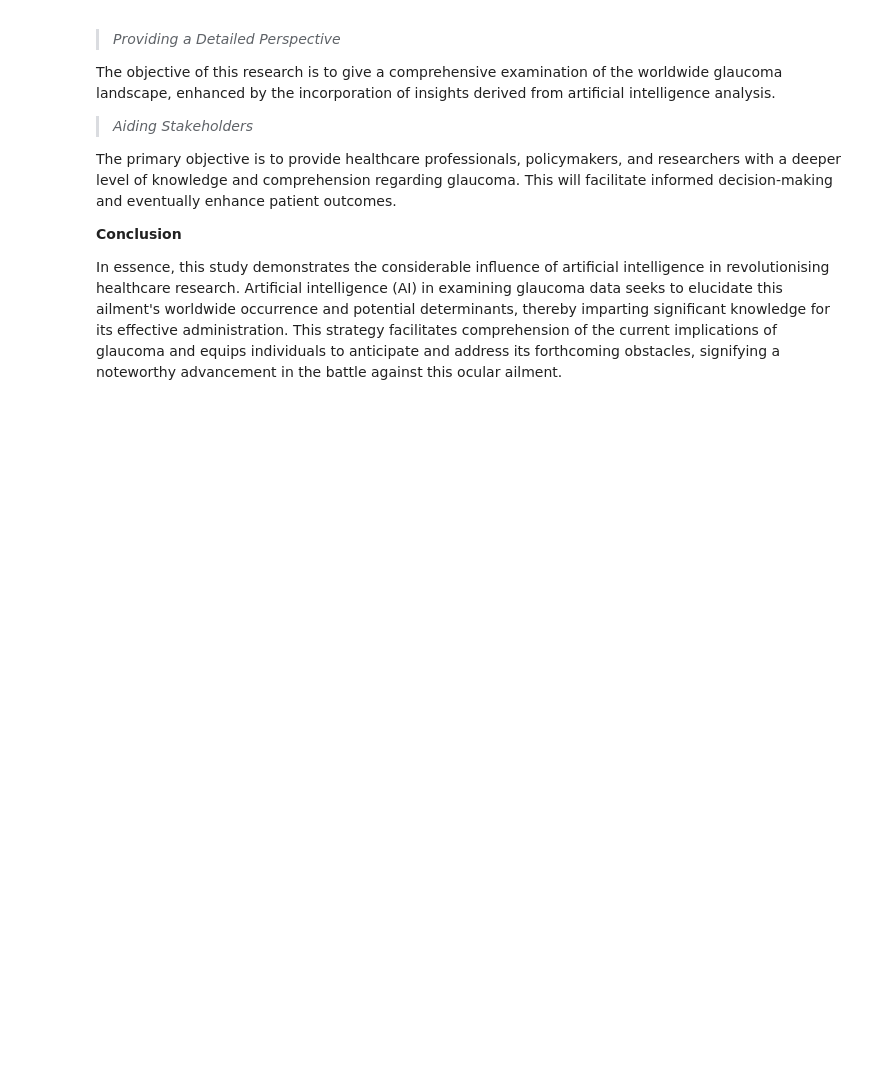
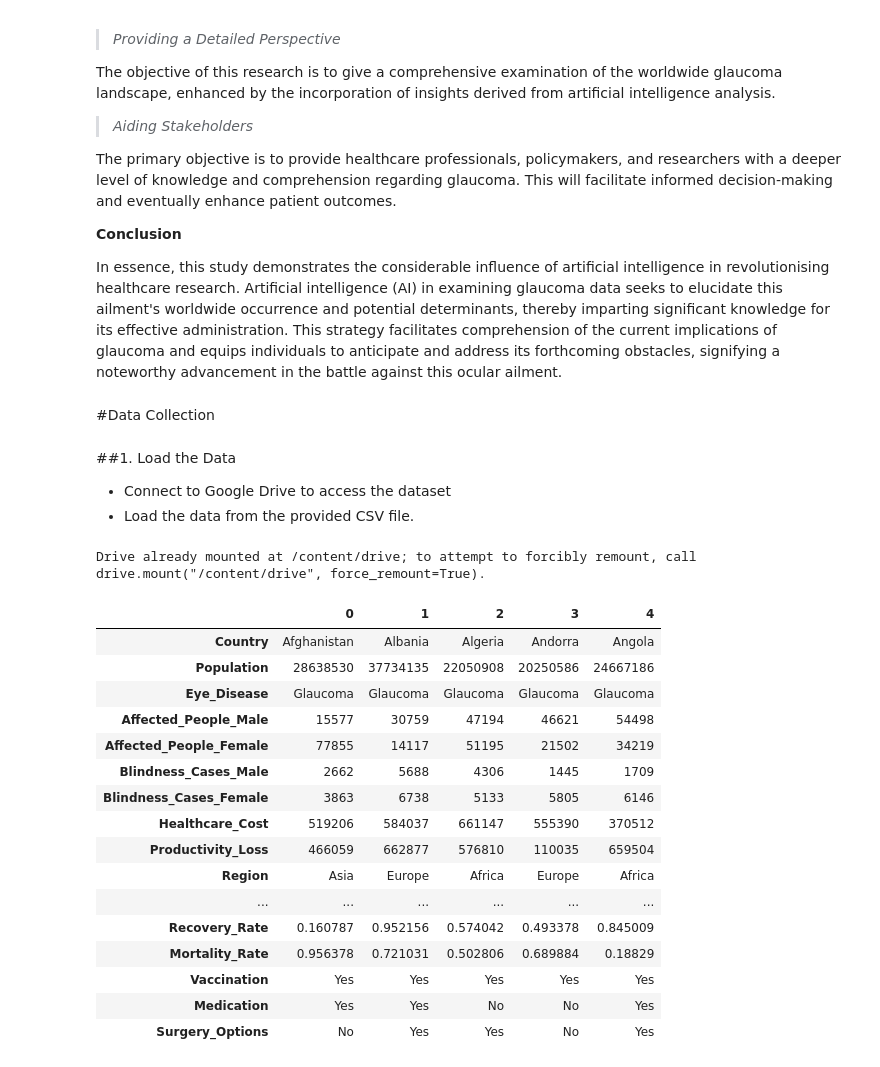
Before and after one commit to carlos-alves-one/Eye-Disease-Analysis, a Jupyter notebook: final_project_report.ipynb, the cells around one changed output. Saved outputs shown, nothing was run; the diff lists cells and outputs as text; code cells hidden in the pictures; blank space fills up the shorter version.

Commit message:
Connect to Google Drive to access the dataset

```diff
--- a/final_project_report.ipynb
+++ b/final_project_report.ipynb
@@ -174,3 +174,43 @@ The primary objective is to provide healthcare professionals, policymakers, and
 **Conclusion**
 
 In essence, this study demonstrates the considerable influence of artificial intelligence in revolutionising healthcare research. Artificial intelligence (AI) in examining glaucoma data seeks to elucidate this ailment's worldwide occurrence and potential determinants, thereby imparting significant knowledge for its effective administration. This strategy facilitates comprehension of the current implications of glaucoma and equips individuals to anticipate and address its forthcoming obstacles, signifying a noteworthy advancement in the battle against this ocular ailment.
+# %% [markdown]
+#Data Collection
+# %% [markdown]
+##1. Load the Data
+   - Connect to Google Drive to access the dataset
+   - Load the data from the provided CSV file.
+# %%
+# Imports the 'drive' module from 'google.colab' and mounts the Google Drive to
+# the '/content/drive' directory in the Colab environment.
+from google.colab import drive
+drive.mount('/content/drive')
+# %% [output]
+Drive already mounted at /content/drive; to attempt to forcibly remount, call drive.mount("/content/drive", force_remount=True).
+# %%
+# Import the pandas library to read the data
+import pandas as pd
+
+# Load the dataset
+data = pd.read_csv('/content/drive/MyDrive/Glaucoma_Global_Analysis.csv')
+
+# Display the first few rows of the dataset
+data.head().T
+# %% [output]
+|  | 0 | 1 | 2 | 3 | 4 |
+| Country | Afghanistan | Albania | Algeria | Andorra | Angola |
+| Population | 28638530 | 37734135 | 22050908 | 20250586 | 24667186 |
+| Eye_Disease | Glaucoma | Glaucoma | Glaucoma | Glaucoma | Glaucoma |
+| Affected_People_Male | 15577 | 30759 | 47194 | 46621 | 54498 |
+| Affected_People_Female | 77855 | 14117 | 51195 | 21502 | 34219 |
+| Blindness_Cases_Male | 2662 | 5688 | 4306 | 1445 | 1709 |
+| Blindness_Cases_Female | 3863 | 6738 | 5133 | 5805 | 6146 |
+| Healthcare_Cost | 519206 | 584037 | 661147 | 555390 | 370512 |
+| Productivity_Loss | 466059 | 662877 | 576810 | 110035 | 659504 |
+| Region | Asia | Europe | Africa | Europe | Africa |
+| ... | ... | ... | ... | ... | ... |
+| Recovery_Rate | 0.160787 | 0.952156 | 0.574042 | 0.493378 | 0.845009 |
+| Mortality_Rate | 0.956378 | 0.721031 | 0.502806 | 0.689884 | 0.18829 |
+| Vaccination | Yes | Yes | Yes | Yes | Yes |
+| Medication | Yes | Yes | No | No | Yes |
+| Surgery_Options | No | Yes | Yes | No | Yes |
```
Also changed, not shown: parts of 1 cell of this notebook.
